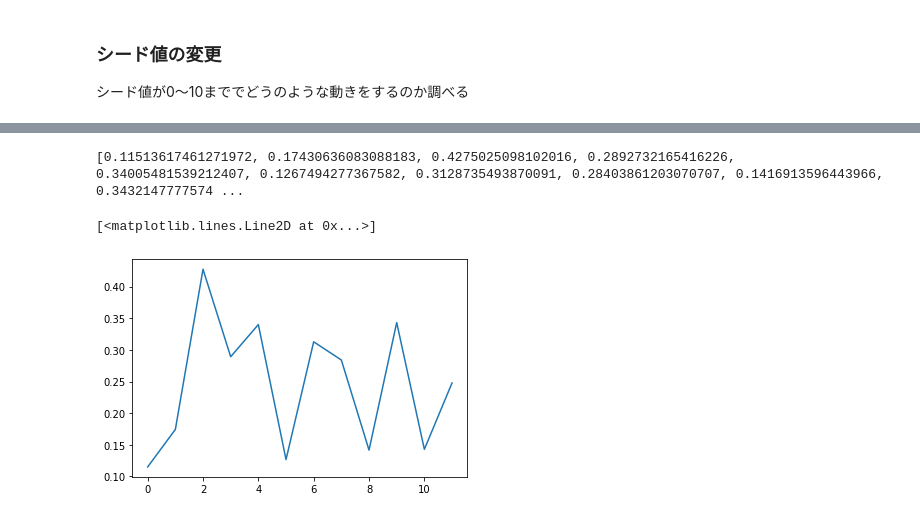
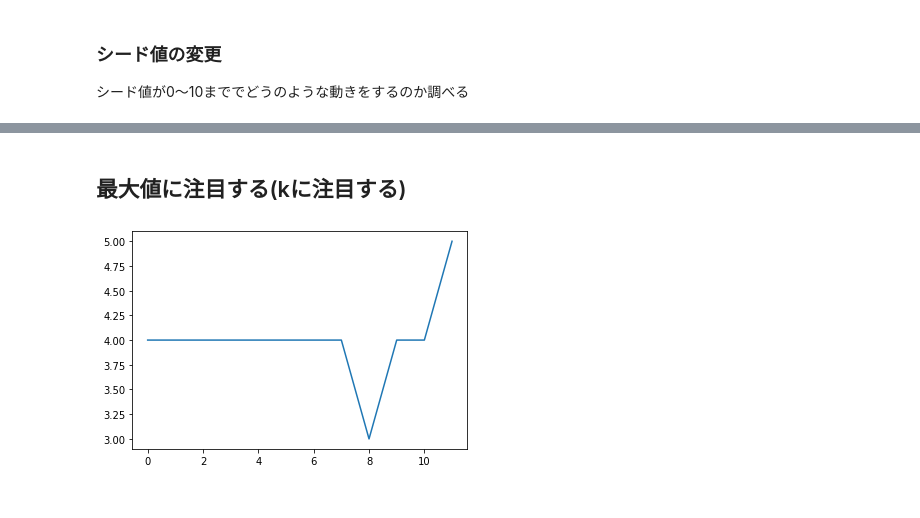
Before and after one commit to KaitoMuraoka/BasicQuantumAlgorithm, a Jupyter notebook: main/Second.ipynb, the cells around one changed output, grey strips where cells are left out. Drawn from its saved outputs; the diff is of its cells as text; code cells hidden in the pictures.

```diff
--- a/main/Second.ipynb
+++ b/main/Second.ipynb
@@ -374,8 +388,7 @@ maximal probability 2.477791e-01 is obtained at k = 9
-# %%
-# max_resultのグラフを出力する
-print(max_result)
-plt.plot(max_result)
-# %% [output]
-[0.11513617461271972, 0.17430636083088183, 0.4275025098102016, 0.2892732165416226, 0.34005481539212407, 0.1267494277367582, 0.3128735493870091, 0.28403861203070707, 0.1416913596443966, 0.3432147777574 ...
-[<matplotlib.lines.Line2D at 0x...>]
-[figure, removed]
+# %% [markdown]
+## 最大値に注目する(kに注目する)
+# %%
+plt.plot(max_result_k)
+plt.show()
+# %% [output]
+[figure, added]
```
Also changed, not shown: parts of 13 cells of this notebook.
